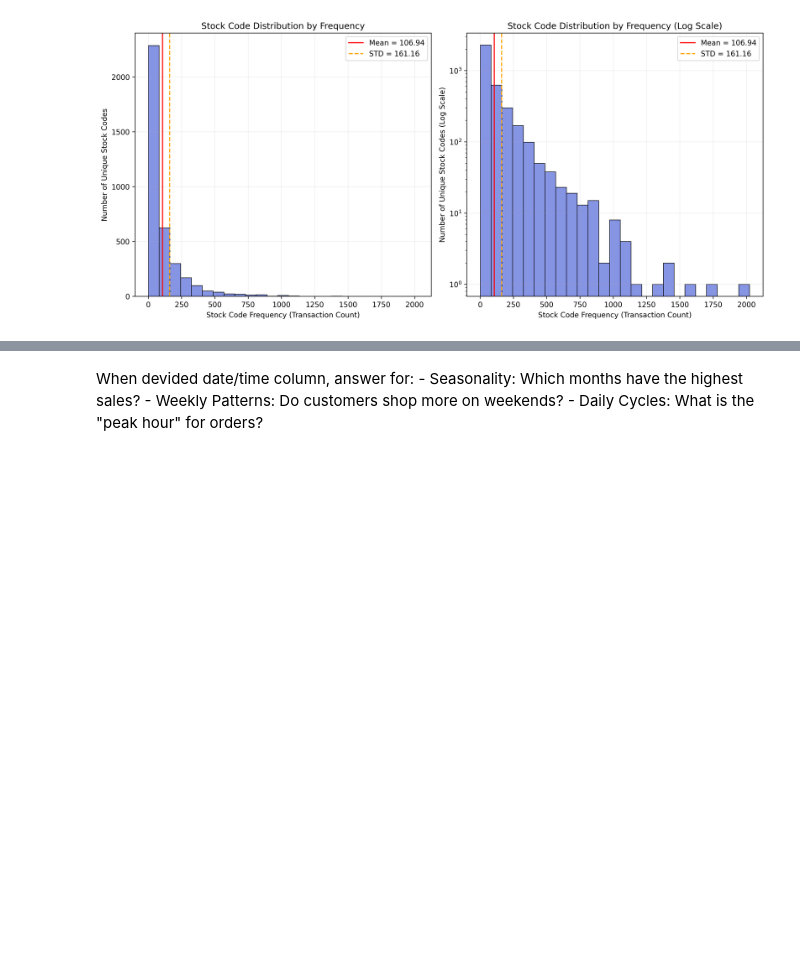
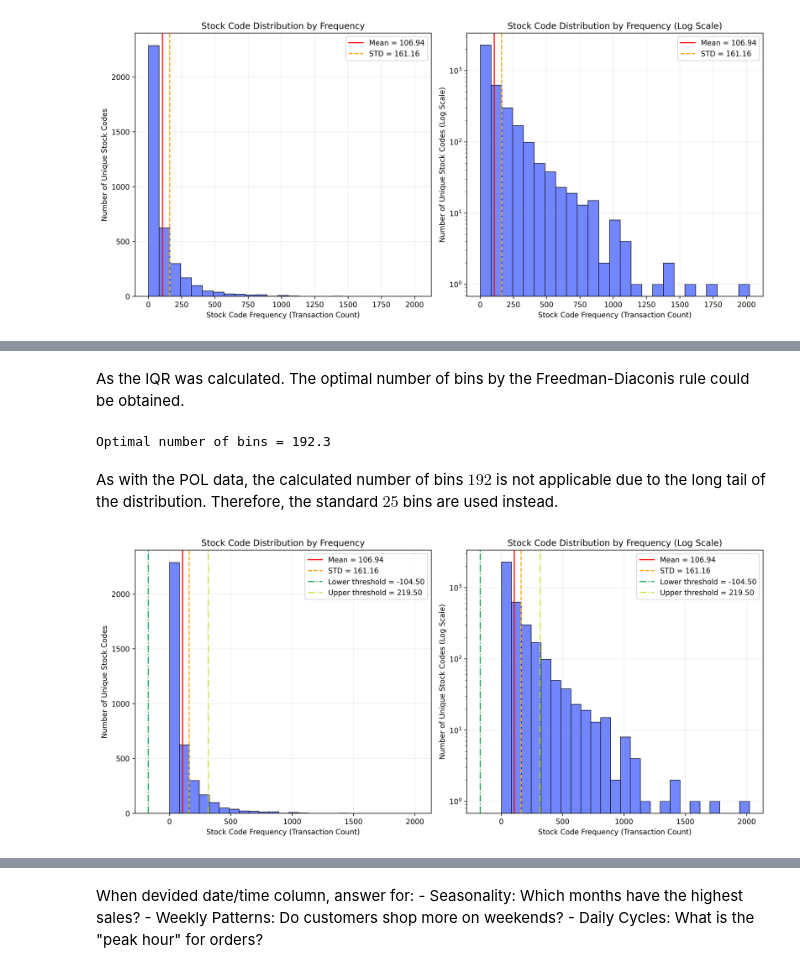
Before and after one commit to RV01011001/project_1-customer-segmentation, a Jupyter notebook: notebooks/03_exploratory_data_analysis.ipynb, the cells around one changed output, grey strips where cells are left out. Drawn from its saved outputs; the diff is of its cells as text; code cells hidden in the pictures; blank space fills up the shorter version.

Commit message:
Working on stage 3 -Exploratory Data Analysis

```diff
--- a/notebooks/03_exploratory_data_analysis.ipynb
+++ b/notebooks/03_exploratory_data_analysis.ipynb
@@ -475,0 +478,15 @@ plt.show()
+# %%
+stock_code_25_percentile = np.percentile(stock_code_counts, 25)
+stock_code_75_percentile = np.percentile(stock_code_counts, 75)
+
+stock_code_IQR = stock_code_75_percentile - stock_code_25_percentile
+
+stock_code_lower_threshold = stock_code_25_percentile - (1.5 * stock_code_IQR)
+stock_code_upper_threshold = stock_code_75_percentile + (1.5 * stock_code_IQR)
+
+print("Parameters for identifying outliers")
+print("\n25 percentile =", stock_code_25_percentile,
+      "\n75 percentile =", stock_code_75_percentile,
+      "\nIQR =", stock_code_IQR,
+      "\nLower threshold =", stock_code_lower_threshold,
+      "\nUpper threshold =", stock_code_upper_threshold)
@@ -475,0 +501,45 @@ plt.show()
+# %% [markdown]
+As the IQR was calculated. The optimal number of bins by the Freedman-Diaconis rule could be obtained.
+# %%
+bw = (2 * customer_IQR) / pow(len(stock_code_counts), 1/3)
+stock_code_bins = (stock_code_counts.max() - stock_code_counts.min()) / bw
+print (f"Optimal number of bins = {stock_code_bins:.1f}")
+# %% [output]
+Optimal number of bins = 192.3
+# %% [markdown]
+As with the POL data, the calculated number of bins $192$ is not applicable due to the long tail of the distribution. Therefore, the standard $25$ bins are used instead.
+# %%
+fig, (ax1, ax2) = plt.subplots(1, 2, figsize = (13, 6), dpi = 300)
+
+#============ Plot 1 ============
+sns.histplot(stock_code_counts, bins = 25, ax = ax1, color = "#415eff", edgecolor = 'black', linewidth = 0.7)
+ax1.axvline(stock_code_mean, color = 'red', label = f'Mean = {stock_code_mean:.2f}')
+ax1.axvline(stock_code_std, color = 'orange', ls = '--', label = f'STD = {stock_code_std:.2f}')
+ax1.axvline(stock_code_lower_threshold, color = '#1ea659', ls = '-.', label = f'Lower threshold = {customer_lower_threshold:.2f}')
+ax1.axvline(stock_code_upper_threshold, color = "#c6e43c", ls = '-.', label = f'Upper threshold = {customer_upper_threshold:.2f}')
+
+ax1.set_title('Stock Code Distribution by Frequency')
+ax1.set_xlabel('Stock Code Frequency (Transaction Count)')
+ax1.set_ylabel('Number of Unique Stock Codes')
+ax1.legend()
+ax1.grid(alpha = 0.2)
+
+#============ Plot 2 ============
+sns.histplot(stock_code_counts, bins = 25, ax = ax2, color = '#415eff', edgecolor = 'black', linewidth = 0.7)
+ax2.axvline(stock_code_mean, color = 'red', label = f'Mean = {stock_code_mean:.2f}')
+ax2.axvline(stock_code_std, color = 'orange', ls = '--', label = f'STD = {stock_code_std:.2f}')
+ax2.axvline(stock_code_lower_threshold, color = '#1ea659', ls = '-.', label = f'Lower threshold = {customer_lower_threshold:.2f}')
+ax2.axvline(stock_code_upper_threshold, color = "#c6e43c", ls = '-.', label = f'Upper threshold = {customer_upper_threshold:.2f}')
+ax2.set_yscale('log')
+
+ax2.set_title('Stock Code Distribution by Frequency (Log Scale)')
+ax2.set_xlabel('Stock Code Frequency (Transaction Count)')
+ax2.set_ylabel('Number of Unique Stock Codes (Log Scale)')
+ax2.legend()
+ax2.grid(alpha = 0.2)
+
+
+plt.tight_layout()
+plt.show()
+# %% [output]
+[figure, added]
```
Also changed, not shown: parts of 19 cells of this notebook.
